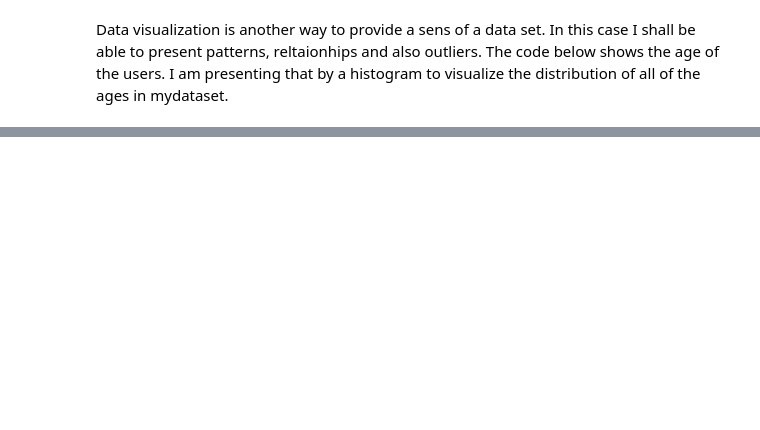
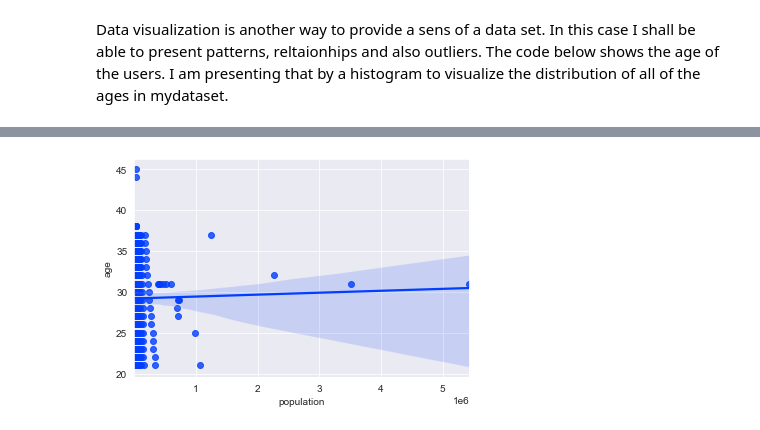
Before and after one commit to adrianberski/G00387825-gmit.ie---Adrian-Berski, a Jupyter notebook: Programming_ for_ Data_Analysis/Project/A_real-world_phenomenon.ipynb, the cells around one changed output, grey strips where cells are left out. Saved outputs shown, nothing was run; the diff lists cells and outputs as text; code cells hidden in the pictures; blank space fills up the shorter version.

```diff
--- a/Programming_ for_ Data_Analysis/Project/A_real-world_phenomenon.ipynb
+++ b/Programming_ for_ Data_Analysis/Project/A_real-world_phenomenon.ipynb
@@ -161,0 +185,8 @@ plt.show()
+# %%
+
+#In this case very usefull will be a linear regression. This model can be used for a new users to prtedict the age of a population.
+
+sns.regplot(x="population", y="age", data=new_df)
+plt.show()
+# %% [output]
+[figure, added]
```
Also changed, not shown: parts of 14 cells of this notebook, 2 other files.
